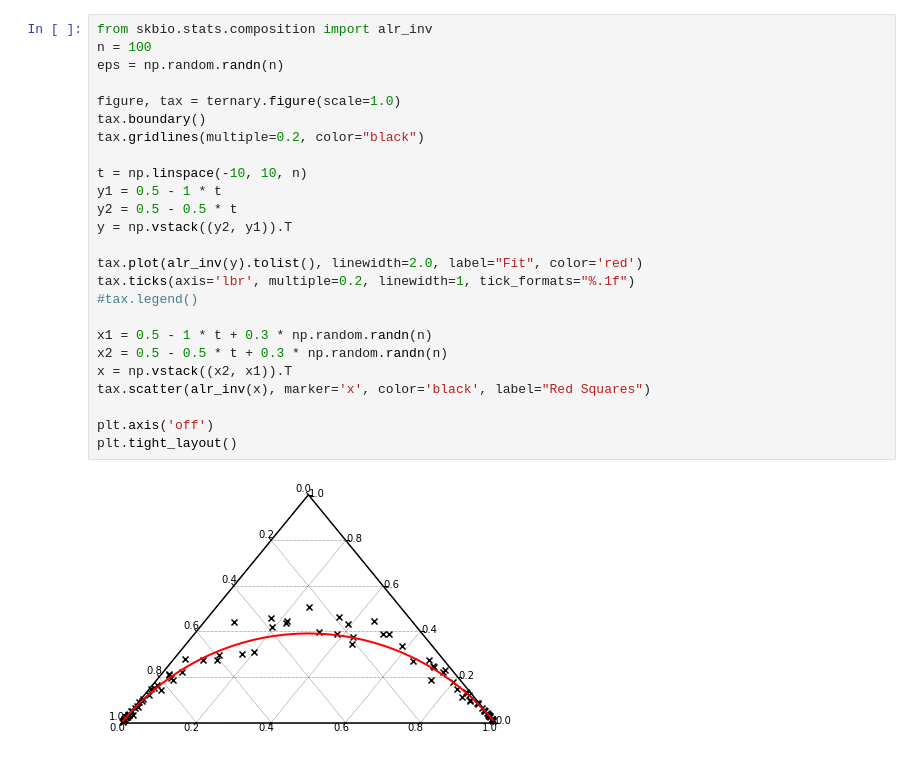
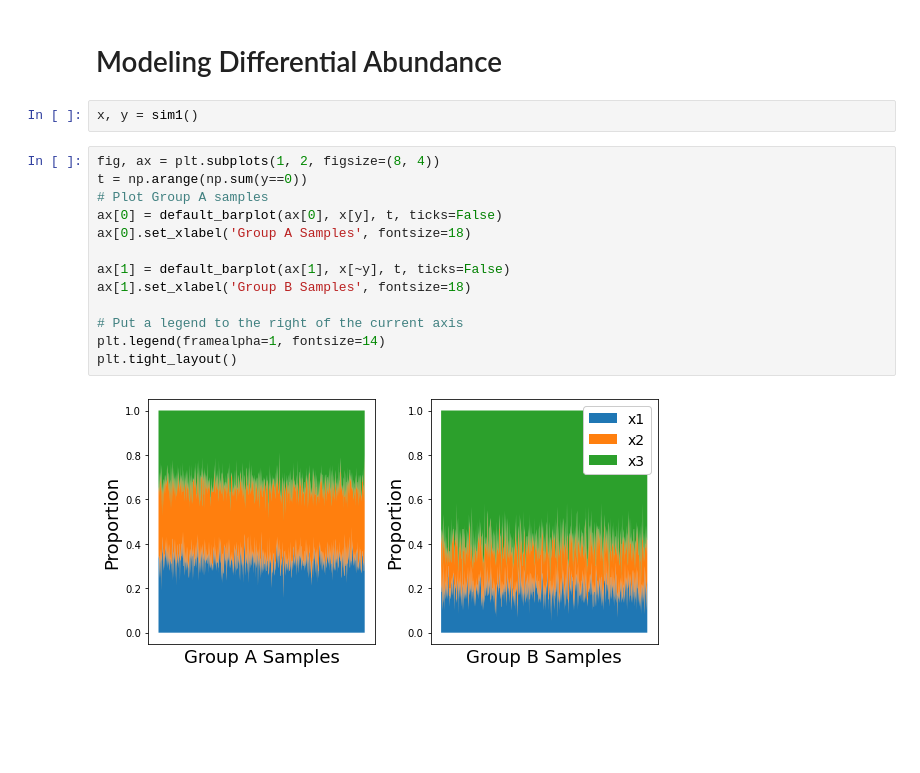
Before and after one commit to mortonjt/differential-abundance-intro, a Jupyter notebook: ipynb/alr.ipynb, the cells around one changed output. Drawn from its saved outputs; the diff is of its cells as text; blank space fills up the shorter version.

```diff
--- a/ipynb/alr.ipynb
+++ b/ipynb/alr.ipynb
@@ -55,27 +11,19 @@ plt.tight_layout()
-# %%
-from skbio.stats.composition import alr_inv
-n = 100
-eps = np.random.randn(n)
-
-figure, tax = ternary.figure(scale=1.0)
-tax.boundary()
-tax.gridlines(multiple=0.2, color="black")
-
-t = np.linspace(-10, 10, n)
-y1 = 0.5 - 1 * t
-y2 = 0.5 - 0.5 * t
-y = np.vstack((y2, y1)).T
-
-tax.plot(alr_inv(y).tolist(), linewidth=2.0, label="Fit", color='red')
-tax.ticks(axis='lbr', multiple=0.2, linewidth=1, tick_formats="%.1f")
-#tax.legend()
-
-x1 = 0.5 - 1 * t + 0.3 * np.random.randn(n)
-x2 = 0.5 - 0.5 * t + 0.3 * np.random.randn(n)
-x = np.vstack((x2, x1)).T
-tax.scatter(alr_inv(x), marker='x', color='black', label="Red Squares")
-
-plt.axis('off')
-plt.tight_layout()
-# %% [output]
-[figure, removed]
+# %% [markdown]
+# Modeling Differential Abundance
+# %%
+x, y = sim1()
+# %%
+fig, ax = plt.subplots(1, 2, figsize=(8, 4))
+t = np.arange(np.sum(y==0))
+# Plot Group A samples
+ax[0] = default_barplot(ax[0], x[y], t, ticks=False)
+ax[0].set_xlabel('Group A Samples', fontsize=18)
+
+ax[1] = default_barplot(ax[1], x[~y], t, ticks=False)
+ax[1].set_xlabel('Group B Samples', fontsize=18)
+
+# Put a legend to the right of the current axis
+plt.legend(framealpha=1, fontsize=14)
+plt.tight_layout()
+# %% [output]
+[figure, added]
```
Also changed, not shown: parts of 26 cells of this notebook, 2 other files.
